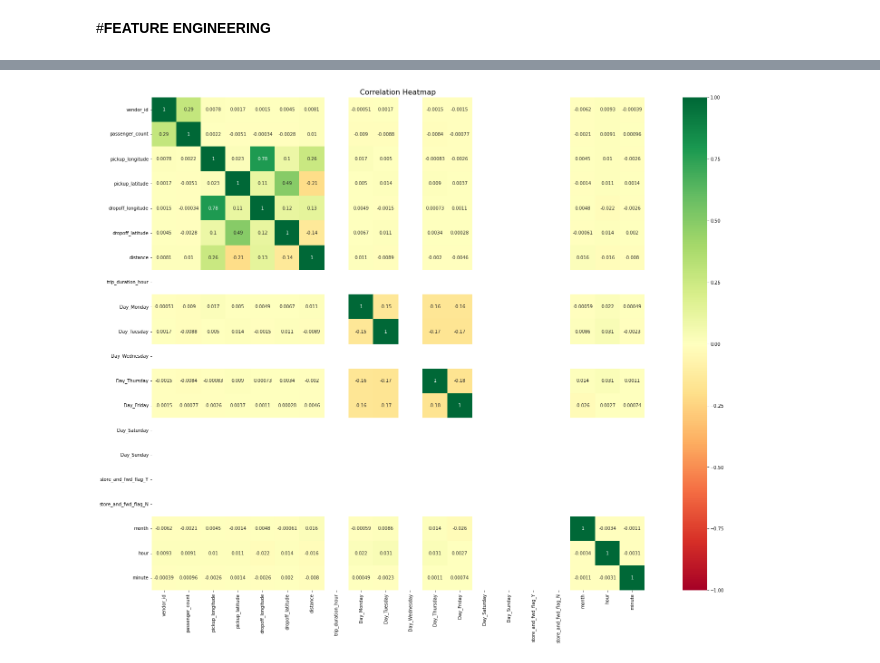
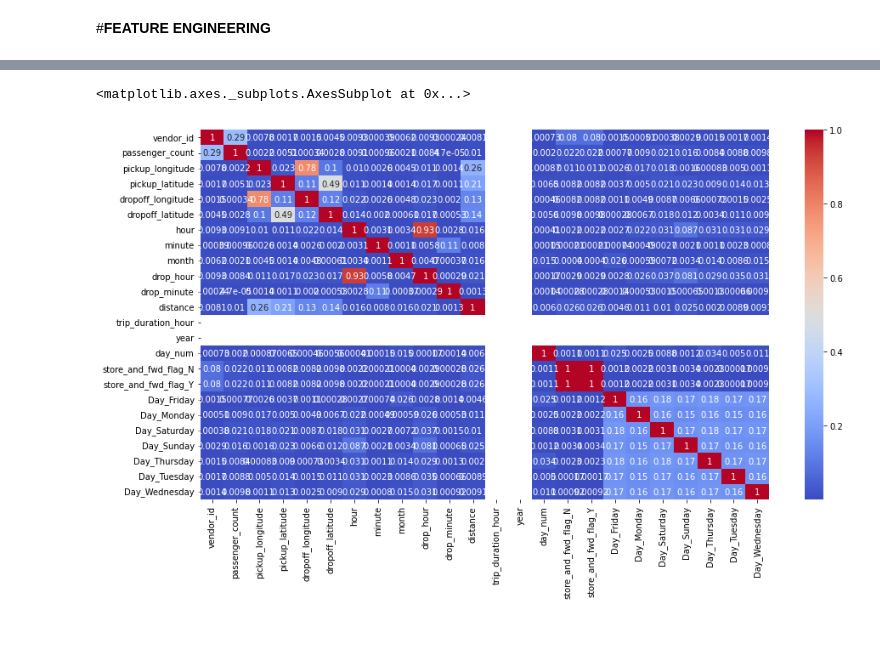
Before and after one commit to Gauravmehra1/NYCTaxiData.csv, a Jupyter notebook: Copy_of_Copy_of_NYC_Taxi_Trip_Time_Prediction_Capstone_Project.ipynb, the cells around one changed output, grey strips where cells are left out. Cells and saved outputs as stored; diff of their text form; code cells hidden in the pictures; blank space fills up the shorter version.

```diff
--- a/Copy_of_Copy_of_NYC_Taxi_Trip_Time_Prediction_Capstone_Project.ipynb
+++ b/Copy_of_Copy_of_NYC_Taxi_Trip_Time_Prediction_Capstone_Project.ipynb
@@ -791,2 +777,0 @@ df.drop(columns =['pickup_hour'] , axis=1, inplace=True)
-# %%
-df.drop(columns =['drop_minute'] , axis=1, inplace=True)
@@ -852,12 +836,11 @@ print(X_test.shape,y_test.shape)
-# %%
-plt.figure (figsize= (30,20))
-
-
-sns.heatmap(df.corr(), cmap='RdYlGn', annot=True,vmin=-1, vmax=1, square=True)
-plt.title("Correlation Heatmap", fontsize=16)
-plt.show()
-# %% [output]
-[figure, removed]
+# %%
+ ## Correlation
+plt.figure(figsize=(15,8))
+correlation = df.corr()
+sns.heatmap(abs(correlation), annot=True, cmap='coolwarm')
+# %% [output]
+<matplotlib.axes._subplots.AxesSubplot at 0x...>
+[figure, added]
 # %%
 X_train[0:10]
 # %% [output]
```
Also changed, not shown: parts of 35 cells of this notebook.
